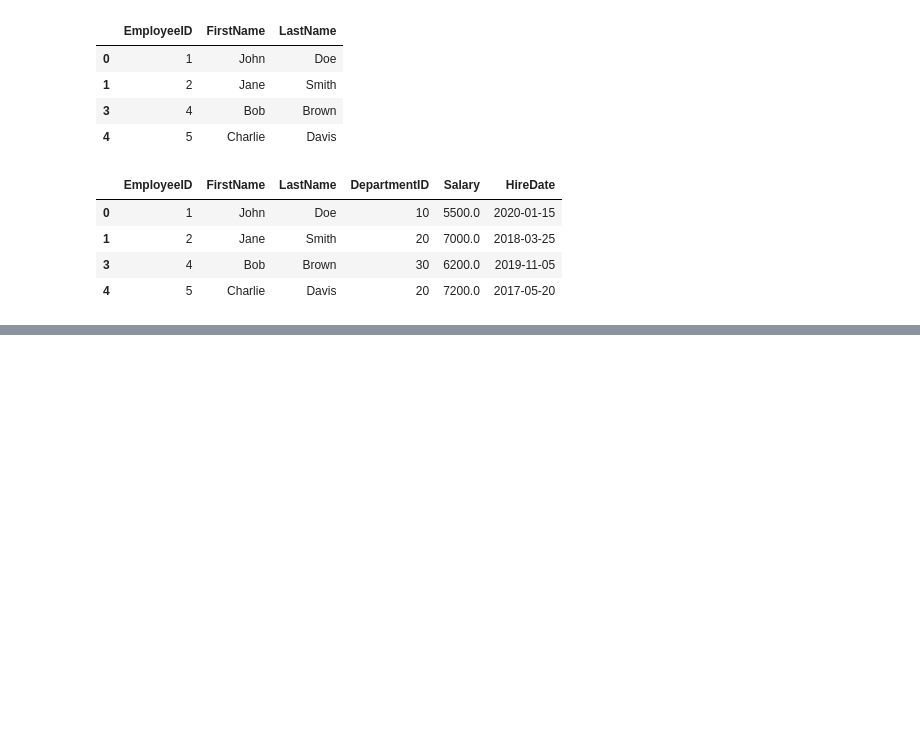
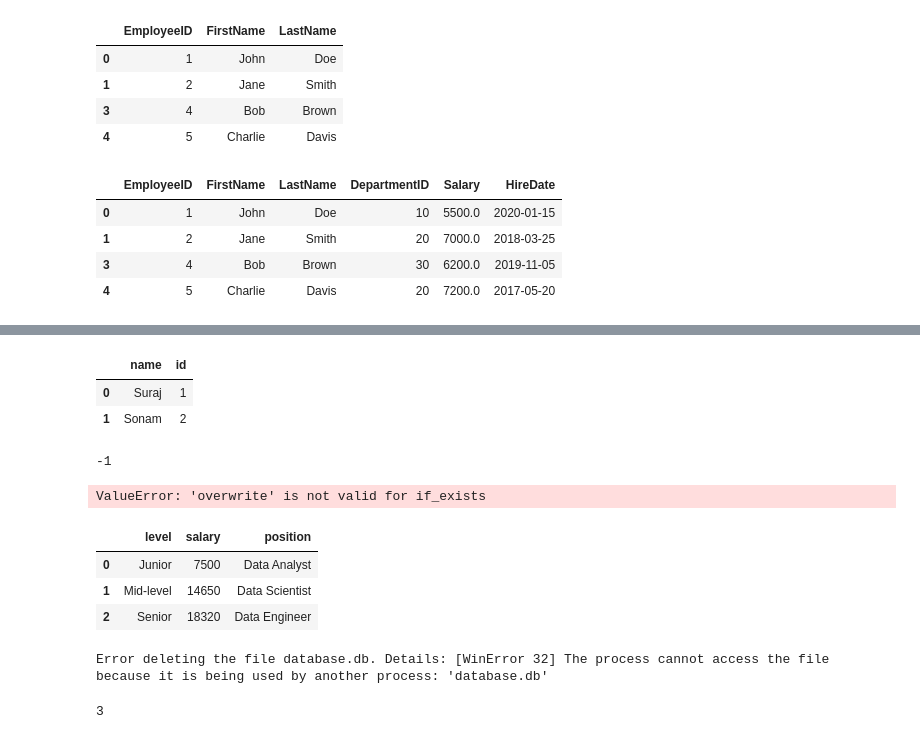
Before and after one commit to anandjha90/analyticswithanand, a Jupyter notebook: Code Files/Pandas/Intro_To_Pandas_By_Prachi/Untitled.ipynb, the cells around one changed output, grey strips where cells are left out. Cells and saved outputs as stored; diff of their text form; code cells hidden in the pictures; blank space fills up the shorter version.

```diff
--- a/Code Files/Pandas/Intro_To_Pandas_By_Prachi/Untitled.ipynb
+++ b/Code Files/Pandas/Intro_To_Pandas_By_Prachi/Untitled.ipynb
@@ -311,0 +411,6 @@ df[df['Salary']>5000]
+# %%
+df
+# %% [output]
+|  | name | id |
+| 0 | Suraj | 1 |
+| 1 | Sonam | 2 |
@@ -311,0 +421,19 @@ df[df['Salary']>5000]
+# %%
+df.to_sql(name='new1',con=engine,if_exists='append',index=False)
+# %% [output]
+-1
+# %%
+df.to_sql(name='new1',con=engine,if_exists='overwrite',index=False)
+# %% [output]
+ValueError: 'overwrite' is not valid for if_exists
+# %%
+data = pd.DataFrame({'level': ['Junior', 'Mid-level', 'Senior'],
+                      'salary': [7500, 14650, 18320],
+                      'position': ['Data Analyst', 'Data Scientist', 'Data Engineer']})
+# %%
+data.head()
+# %% [output]
+|  | level | salary | position |
+| 0 | Junior | 7500 | Data Analyst |
+| 1 | Mid-level | 14650 | Data Scientist |
+| 2 | Senior | 18320 | Data Engineer |
@@ -311,0 +442,12 @@ df[df['Salary']>5000]
+# %%
+import os
+if os.path.exists(file_path):
+    try:
+        os.remove(file_path)
+        print(f"File {file_path} deleted successfull")
+    except Exception as e:
+        print(f"Error deleting the file {file_path}. Details: {e}")
+else:
+    print(f"File {file_path} not found")
+# %% [output]
+Error deleting the file database.db. Details: [WinError 32] The process cannot access the file because it is being used by another process: 'database.db'
@@ -311,0 +457,4 @@ df[df['Salary']>5000]
+# %%
+data.to_sql('employee1',cnn)
+# %% [output]
+3
```
Also changed, not shown: parts of 46 cells of this notebook, 15 other files.
